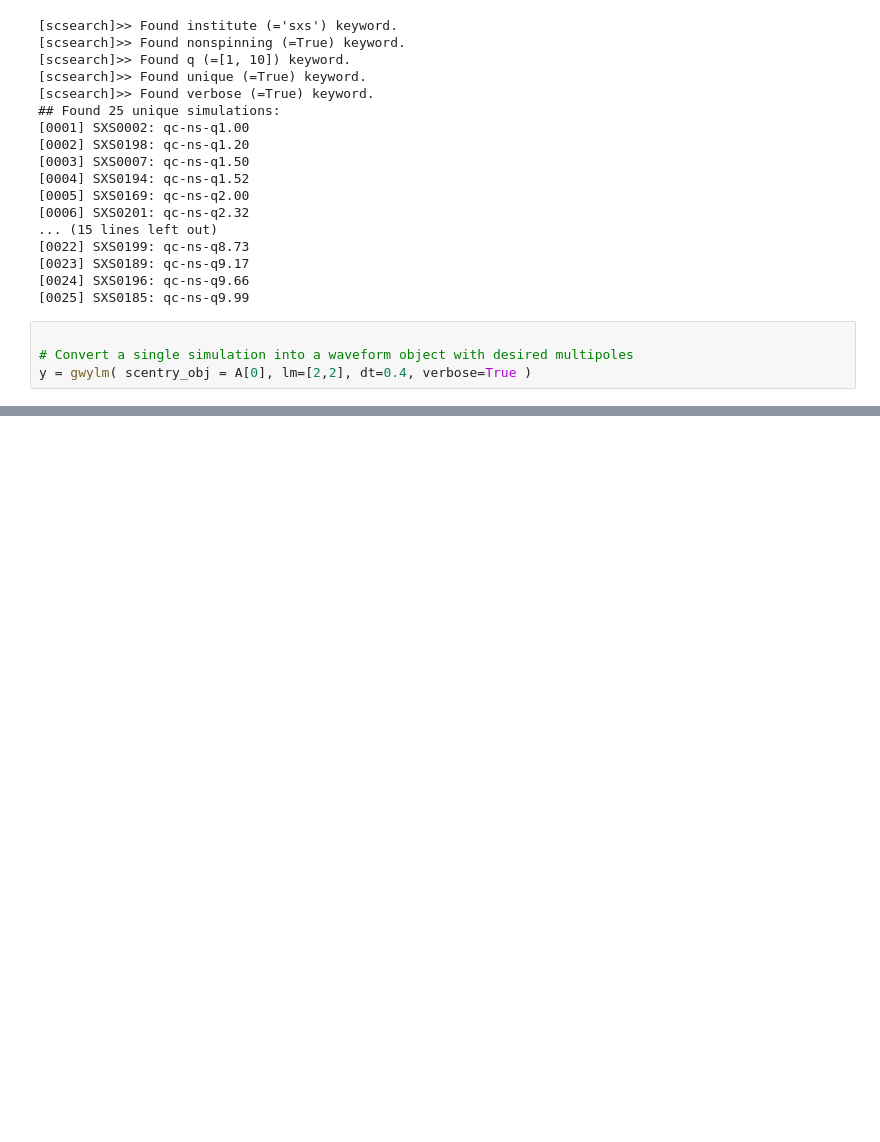
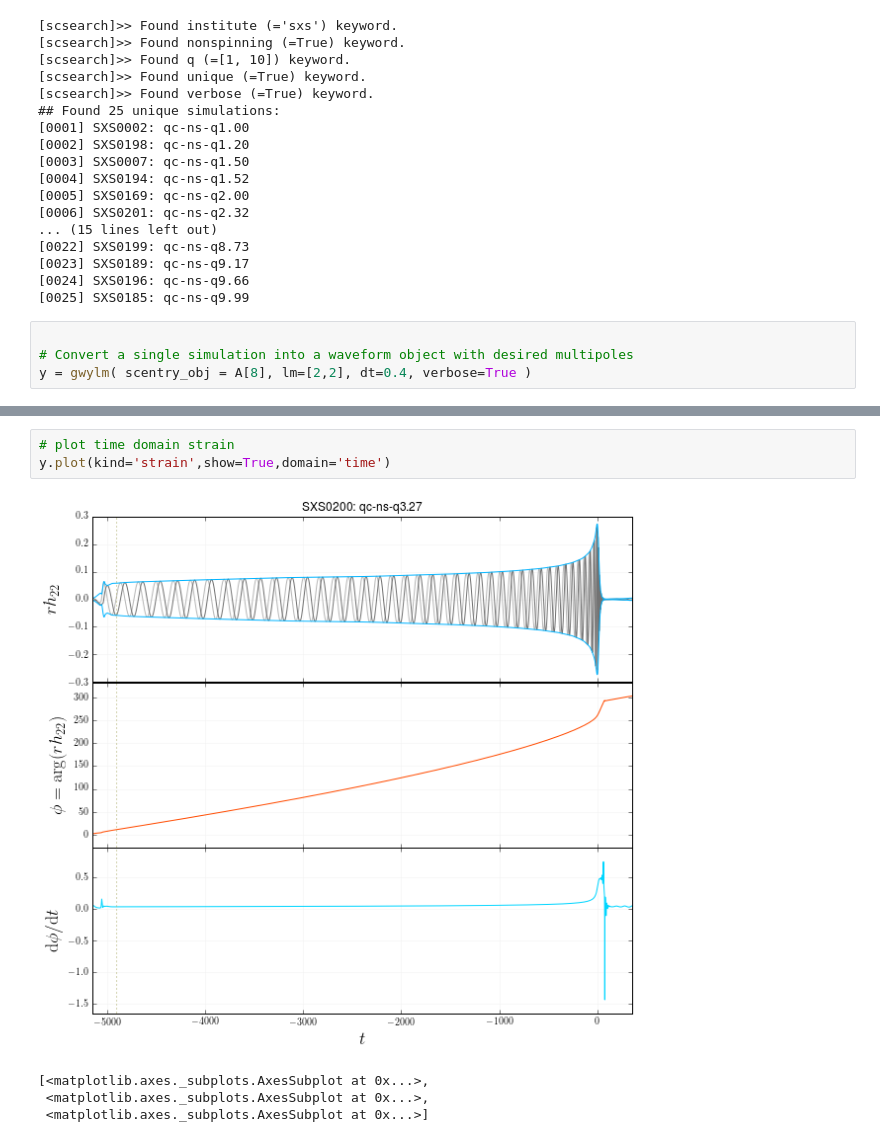
Before and after one commit to llondon6/nrutils_dev, a Jupyter notebook: examples/core_ipython_example.ipynb, the cells around one changed output, grey strips where cells are left out. Saved outputs shown, nothing was run; the diff lists cells and outputs as text; blank space fills up the shorter version.

```diff
--- a/examples/core_ipython_example.ipynb
+++ b/examples/core_ipython_example.ipynb
@@ -43,7 +27,7 @@ A = scsearch(institute='sxs',nonspinning=True,q=[1,10],verbose=True,unique=True)
 # %%
 
 # Convert a single simulation into a waveform object with desired multipoles
-y = gwylm( scentry_obj = A[0], lm=[2,2], dt=0.4, verbose=True )
+y = gwylm( scentry_obj = A[8], lm=[2,2], dt=0.4, verbose=True )
 # %% [output]
 (gwylm)>> Found clean (=False) keyword.
 (gwylm)>> Found dt (=0.4) keyword.
@@ -61 +46,9 @@ y = gwylm( scentry_obj = A[0], lm=[2,2], dt=0.4, verbose=True )
+# %%
+# plot time domain strain
+y.plot(kind='strain',show=True,domain='time')
+# %% [output]
+[figure, added]
+[<matplotlib.axes._subplots.AxesSubplot at 0x...>,
+ <matplotlib.axes._subplots.AxesSubplot at 0x...>,
+ <matplotlib.axes._subplots.AxesSubplot at 0x...>]
 # %%
```
Also changed, not shown: parts of 5 cells of this notebook.
